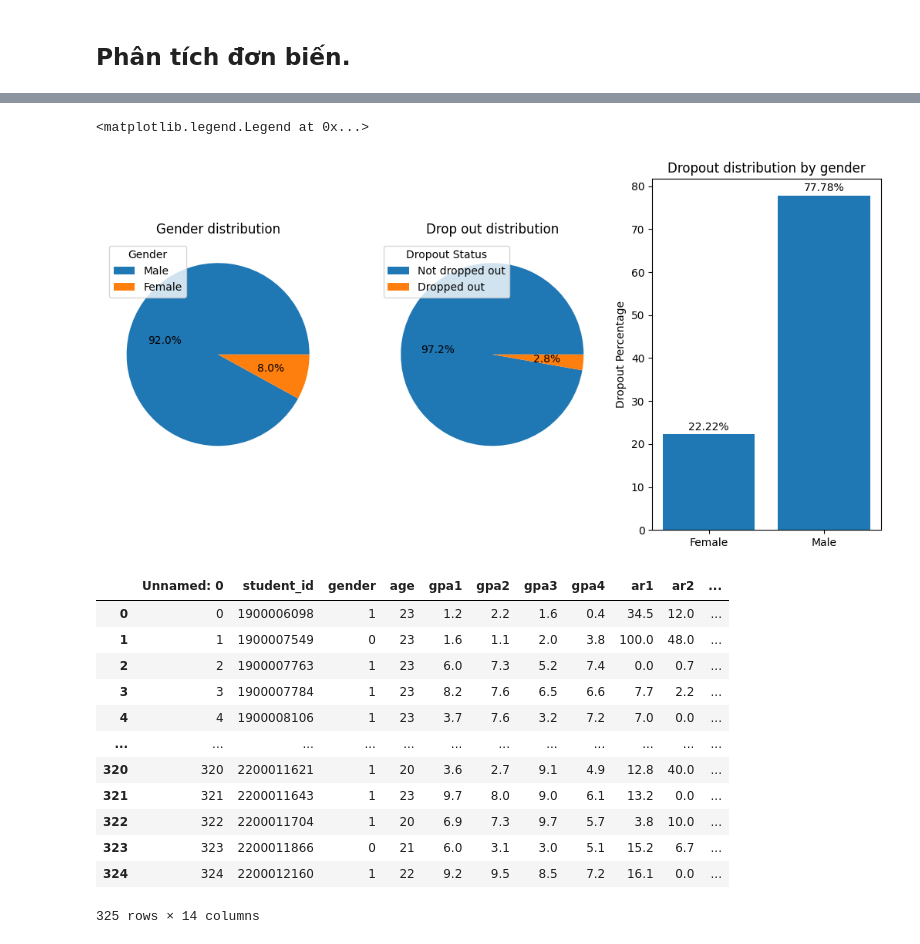
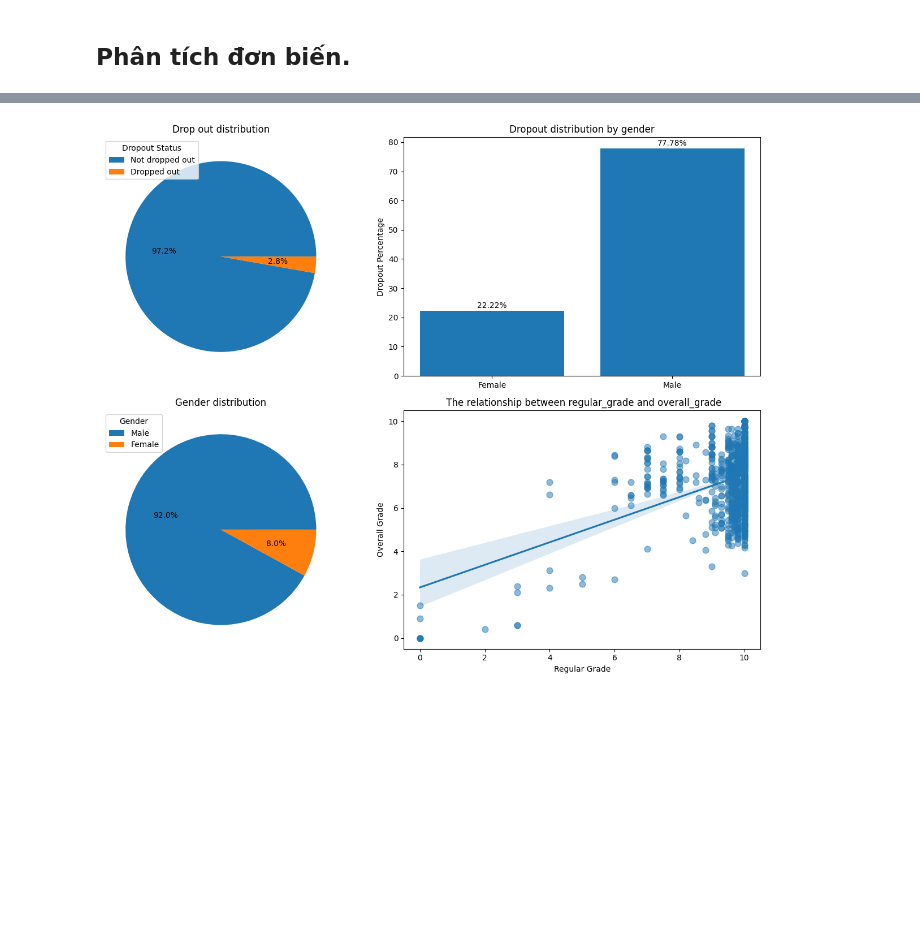
Before and after one commit to CDKhoaaaa/Graduation_Thesis, a Jupyter notebook: notebooks/exploration/EDA.ipynb, the cells around one changed output, grey strips where cells are left out. Cells and saved outputs as stored; diff of their text form; code cells hidden in the pictures; blank space fills up the shorter version.

```diff
--- a/notebooks/exploration/EDA.ipynb
+++ b/notebooks/exploration/EDA.ipynb
@@ -36,0 +13,3 @@ Name: count, dtype: int64
+# %%
+df = pd.read_csv(f'{folder_path}/full_data.csv')
+df
@@ -36,0 +30,3 @@ Name: count, dtype: int64
+# %%
+cv = df.iloc[:, 5: 11] # continuous variable
+cv
@@ -39,50 +146,52 @@ Name: count, dtype: int64
 # %%
+fig = plt.figure(figsize=(13,10))
+ax1 = fig.add_subplot(2,2,3)
+ax3 = fig.add_subplot(2,2,2)
+ax2 = fig.add_subplot(2,2,1)
+ax4 = fig.add_subplot(2,2,4)
+
+""" Trực quan hóa số lượng nam và nữ"""
 # Số lượng nam, nữ
 gender_counts = df['gender'].value_counts(normalize=True)
 # Tỉ lệ nam
 male_percentage  = gender_counts[1]
 female_percentage = 1 - male_percentage
-fig = plt.figure(figsize=(13, 13))
-ax1 = fig.add_subplot(2,3,1)
-ax2 = fig.add_subplot(2,3,2)
-ax3 = fig.add_subplot(2,3,3)
+# Biểu đồ cột tỉ lệ nam nữ.
+ax1.pie([male_percentage, female_percentage], labels=None, autopct='%1.1f%%')
+ax1.legend(['Male','Female'], title='Gender', loc='upper left')
+ax1.set_title('Gender distribution')
 
+
+
+""" Trực quan hóa số lượng nam và nữ"""
 # Tỉ lệ bị thôi học và chưa thôi học.
 drop_out = df['drop_out'].value_counts(normalize=True)
 drop_out0 = drop_out[0]
 drop_out1 = 1 - drop_out0
-
 # Tỉ lệ sinh viên nam nữ bị thôi học.
 m_cond = (df['drop_out'] == 1) & (df['gender'] == 1)
 f_cond = (df['drop_out'] == 1) & (df['gender'] == 0)
-
-
 male_dropped_out_student = round((df[m_cond].shape[0] / df[df['drop_out']==1].shape[0]) * 100,2)
 female_dropped_out_student = round((df[f_cond].shape[0] / df[df['drop_out']==1].shape[0]) * 100,2)
-
-
-
-
-
-# Biểu đồ cột tỉ lệ nam nữ.
-ax1.pie([male_percentage, female_percentage], labels=None, autopct='%1.1f%%')
-ax2.pie([drop_out0, drop_out1], autopct='%1.1f%%', labels=None)
-
-female_dropped_out_student
-
 ax3.bar(['Female', 'Male'], [female_dropped_out_student, male_dropped_out_student])
 for i, value in enumerate([female_dropped_out_student, male_dropped_out_student]):
     ax3.text(i, value + 1, f'{value}%', ha='center')
-
 ax3.set_ylabel('Dropout Percentage')
 ax3.set_title('Dropout distribution by gender')
 
-ax1.set_title('Gender distribution')
+
+ax2.pie([drop_out0, drop_out1], autopct='%1.1f%%', labels=None)
+ax2.legend(['Not dropped out','Dropped out'],title='Dropout Status', loc='upper left')
 ax2.set_title('Drop out distribution')
-ax3.set_title('Dropout distribution by gender')
 
-ax1.legend(['Male','Female'], title='Gender', loc='upper left')
-ax2.legend(['Not dropped out','Dropped out'],title='Dropout Status', loc='upper left')
+
+# Vẽ biểu đồ phân tán với đường hồi quy.
+sns.regplot(x='regular_grade', y='overall_grade', data=cv, ax=ax4, scatter_kws={'alpha': 0.5, 's': 60})
+ax4.set_title(' The relationship between regular_grade and overall_grade')
+ax4.set_xlabel('Regular Grade')
+ax4.set_ylabel('Overall Grade')
+
+plt.tight_layout()
+plt.show()
 # %% [output]
-<matplotlib.legend.Legend at 0x...>
-[figure, old version]
+[figure, new version]
@@ -93,17 +197,0 @@ ax2.legend(['Not dropped out','Dropped out'],title='Dropout Status', loc='upper
-# %%
-df['mean_gpa'] = round(df.loc[:,['gpa1', 'gpa2', 'gpa3','gpa4']].mean(axis = 1),2)
-df
-# %% [output]
-|  | Unnamed: 0 | student_id | gender | age | gpa1 | gpa2 | gpa3 | gpa4 | ar1 | ar2 | ... |
-| 0 | 0 | 1900006098 | 1 | 23 | 1.2 | 2.2 | 1.6 | 0.4 | 34.5 | 12.0 | ... |
-| 1 | 1 | 1900007549 | 0 | 23 | 1.6 | 1.1 | 2.0 | 3.8 | 100.0 | 48.0 | ... |
-| 2 | 2 | 1900007763 | 1 | 23 | 6.0 | 7.3 | 5.2 | 7.4 | 0.0 | 0.7 | ... |
-| 3 | 3 | 1900007784 | 1 | 23 | 8.2 | 7.6 | 6.5 | 6.6 | 7.7 | 2.2 | ... |
-| 4 | 4 | 1900008106 | 1 | 23 | 3.7 | 7.6 | 3.2 | 7.2 | 7.0 | 0.0 | ... |
-| ... | ... | ... | ... | ... | ... | ... | ... | ... | ... | ... | ... |
-| 320 | 320 | 2200011621 | 1 | 20 | 3.6 | 2.7 | 9.1 | 4.9 | 12.8 | 40.0 | ... |
-| 321 | 321 | 2200011643 | 1 | 23 | 9.7 | 8.0 | 9.0 | 6.1 | 13.2 | 0.0 | ... |
-| 322 | 322 | 2200011704 | 1 | 20 | 6.9 | 7.3 | 9.7 | 5.7 | 3.8 | 10.0 | ... |
-| 323 | 323 | 2200011866 | 0 | 21 | 6.0 | 3.1 | 3.0 | 5.1 | 15.2 | 6.7 | ... |
-| 324 | 324 | 2200012160 | 1 | 22 | 9.2 | 9.5 | 8.5 | 7.2 | 16.1 | 0.0 | ... |
-325 rows × 14 columns
```
Also changed, not shown: parts of 33 cells of this notebook, 30 other files.
